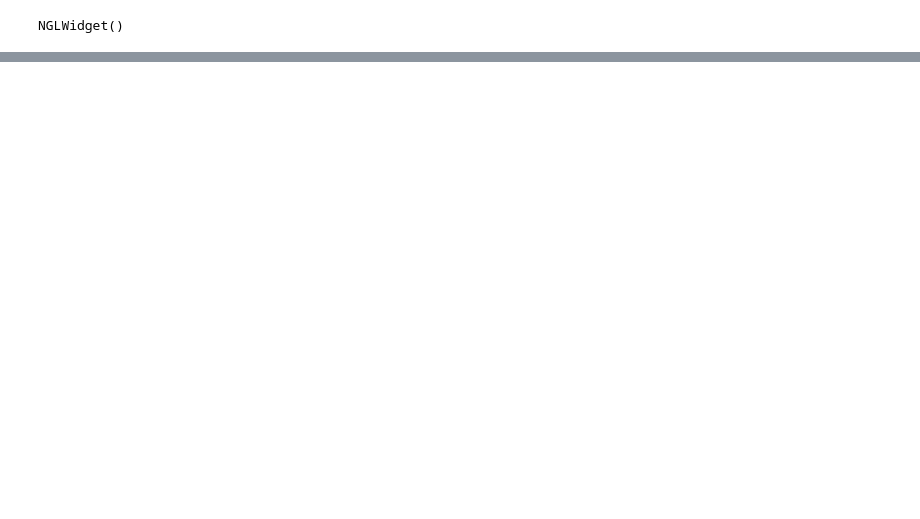
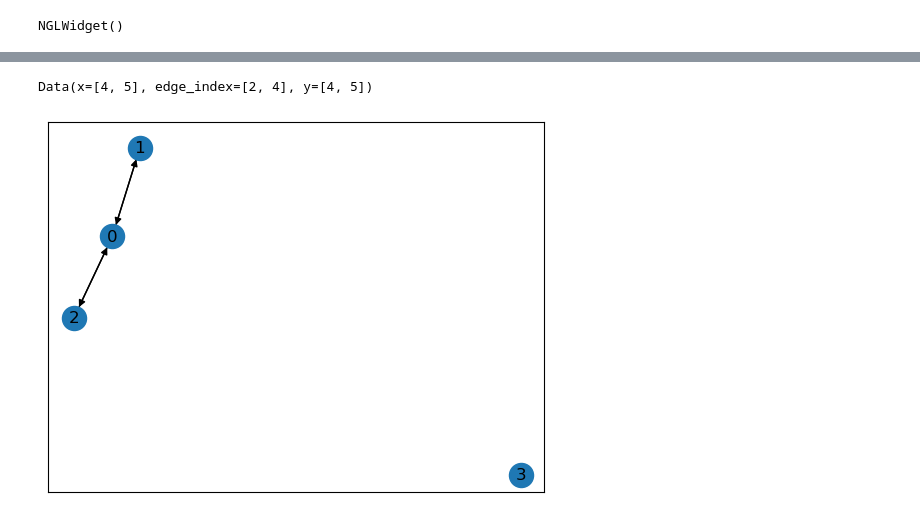
Before and after one commit to Naval-surange/GAENN, a Jupyter notebook: code/intra_molecular_AE.ipynb, the cells around one changed output, grey strips where cells are left out. Saved outputs shown, nothing was run; the diff lists cells and outputs as text; code cells hidden in the pictures; blank space fills up the shorter version.

```diff
--- a/code/intra_molecular_AE.ipynb
+++ b/code/intra_molecular_AE.ipynb
@@ -120,0 +120,22 @@ graphs = [graph for _ in range(50)]
+# %%
+graphs = []
+n_graphs = 5000
+# %%
+all_features = []
+real_node_features = []
+
+for i in range(n_graphs):
+    rotated = rotate3D(node_features,np.random.uniform(0,2*np.pi),np.random.uniform(0,2*np.pi),np.random.uniform(0,2*np.pi))
+    noisy_node_features = rotated + np.random.normal(0,0.1,rotated.shape)
+
+    all_features.append(noisy_node_features)
+    real_node_features.append(rotated)
+
+all_features = np.array(all_features)
+real_node_features = np.array(real_node_features)
+# %%
+scaler = MinMaxScaler()
+scaler.fit(all_features.reshape(-1,1))
+normalized_node_features = scaler.transform(all_features.reshape(-1,1)).reshape(all_features.shape)
+
+normalized_real_node_features = scaler.transform(real_node_features.reshape(-1,1)).reshape(real_node_features.shape)
@@ -121,3 +146,12 @@ graphs = [graph for _ in range(50)]
+# %%
+graphs[0]
+# %% [output]
+Data(x=[4, 5], edge_index=[2, 4], y=[4, 5])
+# %%
+vis = to_networkx(graphs[0])
+nx.draw_networkx(vis, with_labels=True)
+# %% [output]
+[figure, added]
 # %%
 from typing import Optional, Tuple
 
```
Also changed, not shown: parts of 27 cells of this notebook, 5 other files.
